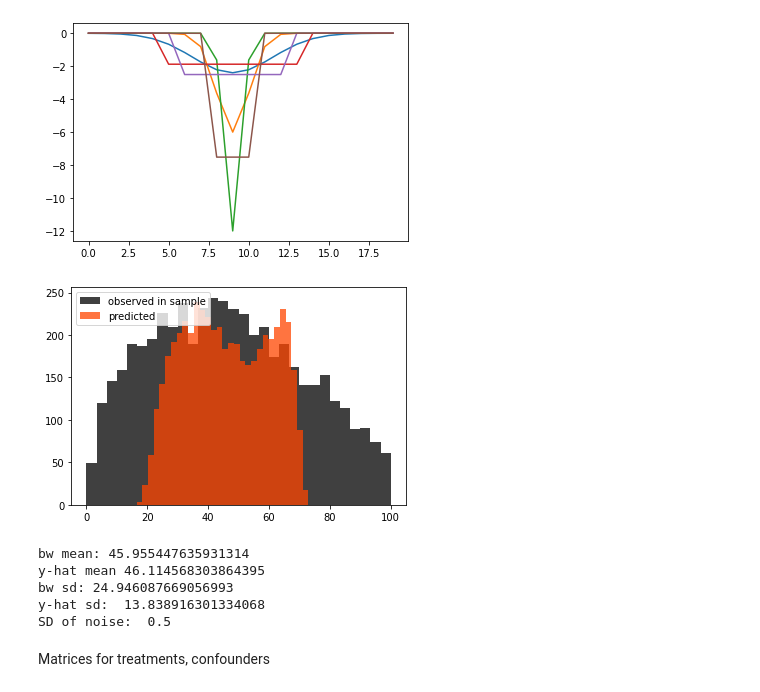
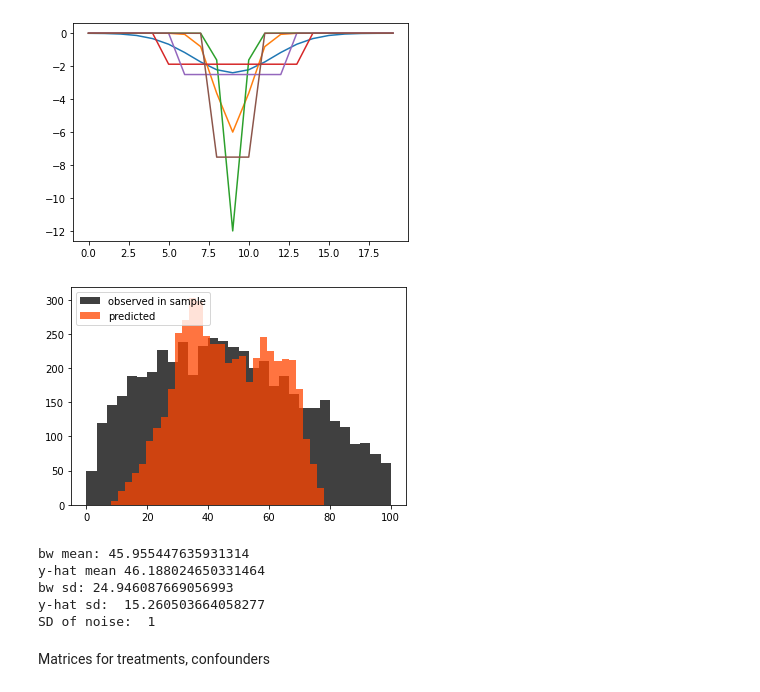
Before and after one commit to brenna-c-kelly/cw_rf, a Jupyter notebook: cw_crf_percentile.ipynb, the cells around one changed output. Cells and saved outputs as stored; diff of their text form; code cells hidden in the pictures.

```diff
--- a/cw_crf_percentile.ipynb
+++ b/cw_crf_percentile.ipynb
@@ -83,5 +83,11 @@ T_17 = (T_sample['max_o3_17'] - o3_mean) / 10
 T_18 = (T_sample['max_o3_18'] - o3_mean) / 10
 T_19 = (T_sample['max_o3_19'] - o3_mean) / 10
 T_20 = (T_sample['max_o3_20'] - o3_mean) / 10
+# %%
+# stack
+T_vars = np.vstack((T_01, T_02, T_03, T_04, T_05,
+                    T_06, T_07, T_08, T_09, T_10,
+                    T_11, T_12, T_13, T_14, T_15,
+                    T_16, T_17, T_18, T_19, T_20))
 # %% [markdown]
 Look at correlation
@@ -131,3 +153,26 @@ norm_narrow_fx = norm_pdf * effect_size
+# %%
+### deprecated
+# ## Confounder coefficient
+# b_W0T9 = -2.5
+# b_W0T10 = -2.5
+# b_W0T11 = -2.5
+# X = b_W0T9 * T_09 + b_W0T10 * T_10 + b_W0T11 * T_11 + np.random.normal(size=n_samples)
+# # z scale
+# X = X / X.std()
+# X = X.to_numpy()
+
+# confounder all the critical weeks
+# it's only a critical week if the effect exceeds |1| percentile change
+critical_to_confound = [index for index, value in enumerate(norm_moderate_fx) if value < -1] # norm_moderate_fx = cw_window_type
+
+X = [sum(fx) for fx in zip(*T_vars[critical_to_confound]*1.25)] + np.random.normal(size = n_samples, loc = 0, scale = 1)
+# z scale
+X = X / X.std()
+X = pd.Series(X)
+X = X.to_numpy()
+
+# a 1.25-unit increase in the confounder increases the exposure by 1 unit
+# this is done backwards (tx causes confounder) because later on, we'll use a real tx and synthetic confounder
 # %%
 # get a list of treatment variables, to assign to coefficients
 week_list = list(map(str, np.arange(1, 21)))
@@ -161,56 +206,54 @@ plt.show()
 [figure]
 # %%
 # the coefficients and treatment variables
-tx_fx, tx = norm_wide_fx, T_vars
+tx_fx, tx = norm_moderate_fx, T_vars
 # the vectors of each coefficient * treatment variable
 tx_fx_list = [tx[i] * tx_fx[i] for i in np.arange(0, 20)] #0, 20 # when testing interactoin: (8, 10)
 # total treatment effect by individual
 total_tx_fx = [sum(fx) for fx in zip(*tx_fx_list)]
 
 # the confounder effect (z-scaled, see above)
-b_W0y = -2.5
+b_W0y = 1.5
 # the vector of confounder effects
 wx_fx = X * b_W0y
 
 # bit of noise
-# 1:5 signal:noise; 15:75; sqrt(75) ~ 8.66
-##### deprecated: 1:5 signal:noise; 166:830; sqrt(830) ~ 29
-noise_sd = 0.5
-e = np.random.normal(size=n_samples, loc = 0, scale = 0.5)
+noise_sd = 1
+e = np.random.normal(size=n_samples, loc = 0, scale = 1)
 
 # intercept
 b_int = bwp_mean
 
 # interaction effect
 # b_intx = -200
 # intx_fx = b_intx * tx[8] * tx[9] #[b_intx * tx[i] for i in np.arange(8, 10)]
 
 y = b_int + total_tx_fx + wx_fx + e# + intx_fx
 
 
 plt.hist(T_sample["bw_percentile"], bins = 30,
          alpha = 0.75,# edgecolor = "white",
          color = "black",
          label = "observed in sample")
 plt.hist(y, bins = 30, alpha = 0.75,
          #edgecolor = "white",
          color = "orangered",
          label = "predicted")
 plt.legend(loc = 'upper left')
 plt.show()
 
 print("bw mean:", bwp_mean)
 print("y-hat mean", sum(y) / len(y))
 print("bw sd:", bwp_sd)
 print("y-hat sd: ", np.std(y))
 print("SD of noise: ", noise_sd)
 # %% [output]
-[figure, old version]
+[figure, new version]
 bw mean: 45.955447635931314
-y-hat mean 46.114568303864395
+y-hat mean 46.188024650331464
 bw sd: 24.946087669056993
-y-hat sd:  13.838916301334068
-SD of noise:  0.5
+y-hat sd:  15.260503664058277
+SD of noise:  1
 # %% [markdown]
 Matrices for treatments, confounders
 # %%
```
Also changed, not shown: parts of 10 cells of this notebook, 1 other file.
